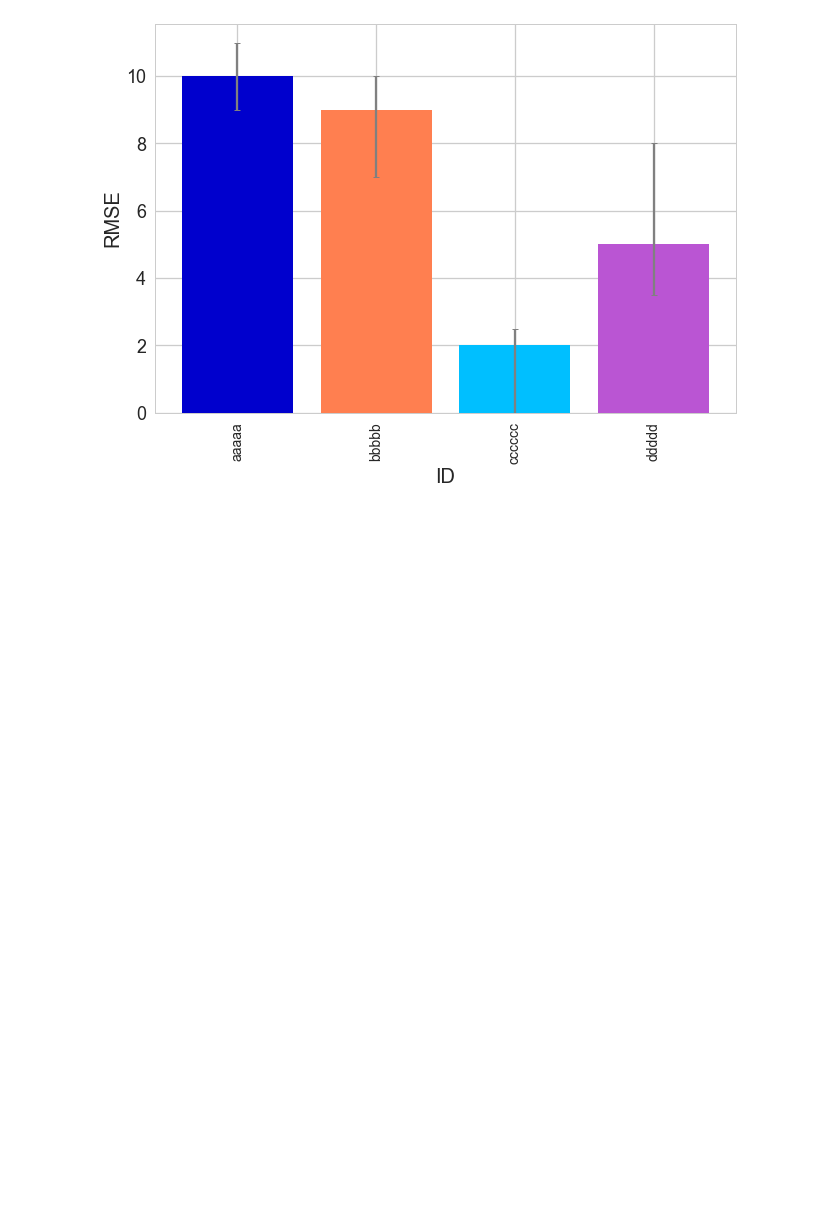
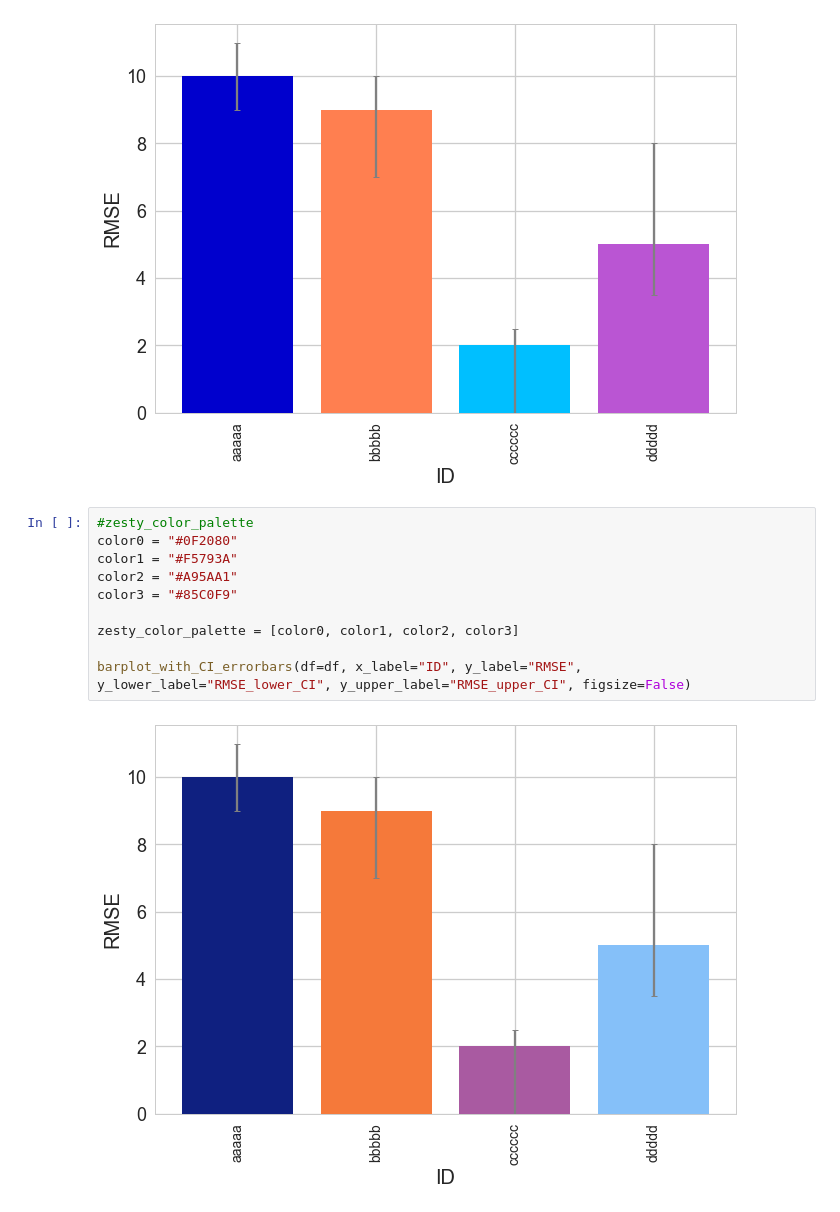
Before and after one commit to choderalab/sampl6-physicochemical-properties, a Jupyter notebook: analysis_of_logP_predictions/20191016_molecular_error_ridge_plots/test_colors.ipynb, the cells around one changed output. Saved outputs shown, nothing was run; the diff lists cells and outputs as text; blank space fills up the shorter version.

Commit message:
Color palette for logP analysis and testing ridge plots.

```diff
--- a/analysis_of_logP_predictions/20191016_molecular_error_ridge_plots/test_colors.ipynb
+++ b/analysis_of_logP_predictions/20191016_molecular_error_ridge_plots/test_colors.ipynb
@@ -88,3 +85,15 @@ df
 barplot_with_CI_errorbars(df=df, x_label="ID", y_label="RMSE", y_lower_label="RMSE_lower_CI", y_upper_label="RMSE_upper_CI", figsize=False)
 # %% [output]
 [figure]
+# %%
+#zesty_color_palette
+color0 = "#0F2080"
+color1 = "#F5793A"
+color2 = "#A95AA1"
+color3 = "#85C0F9"
+
+zesty_color_palette = [color0, color1, color2, color3]
+
+barplot_with_CI_errorbars(df=df, x_label="ID", y_label="RMSE", y_lower_label="RMSE_lower_CI", y_upper_label="RMSE_upper_CI", figsize=False)
+# %% [output]
+[figure, added]
```
Also changed, not shown: parts of 1 cell of this notebook, 1 other file.
